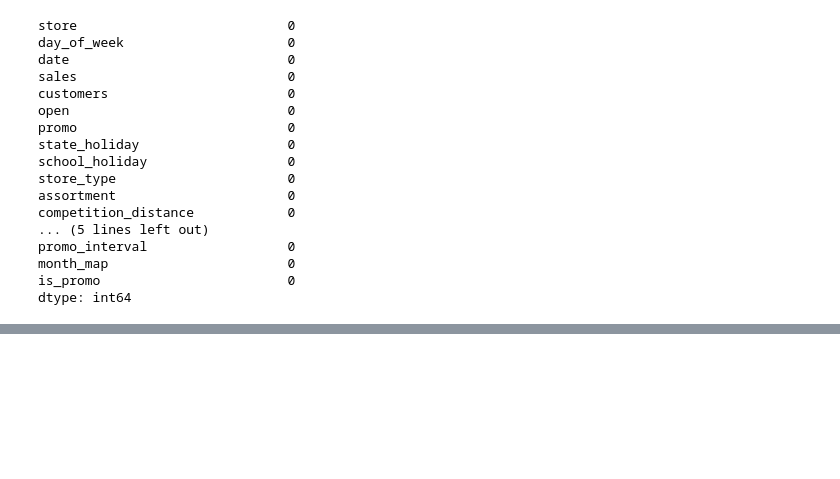
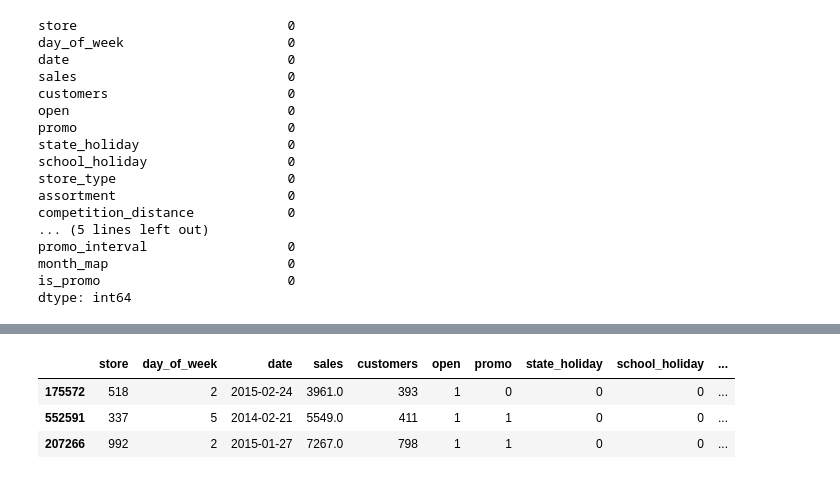
Before and after one commit to lucasquemelli/Rossman_Store_Sales, a Jupyter notebook: rossmann_store_sales.ipynb, the cells around one changed output, grey strips where cells are left out. Saved outputs shown, nothing was run; the diff lists cells and outputs as text; code cells hidden in the pictures; blank space fills up the shorter version.

```diff
--- a/rossmann_store_sales.ipynb
+++ b/rossmann_store_sales.ipynb
@@ -375,0 +407,6 @@ dtype: int64
+# %%
+df1["sales"] = df1["sales"].astype(float)
+df1["competition_open_since_month"] = df1["competition_open_since_month"].astype(int)
+df1["competition_open_since_year"] = df1["competition_open_since_year"].astype(int)
+df1["promo2_since_week"] = df1["promo2_since_week"].astype(int)
+df1["promo2_since_year"] = df1["promo2_since_year"].astype(int)
@@ -375,0 +433,7 @@ dtype: int64
+# %%
+df1.sample(3)
+# %% [output]
+|  | store | day_of_week | date | sales | customers | open | promo | state_holiday | school_holiday | ... |
+| 175572 | 518 | 2 | 2015-02-24 | 3961.0 | 393 | 1 | 0 | 0 | 0 | ... |
+| 552591 | 337 | 5 | 2014-02-21 | 5549.0 | 411 | 1 | 1 | 0 | 0 | ... |
+| 207266 | 992 | 2 | 2015-01-27 | 7267.0 | 798 | 1 | 1 | 0 | 0 | ... |
```
Also changed, not shown: parts of 5 cells of this notebook.
